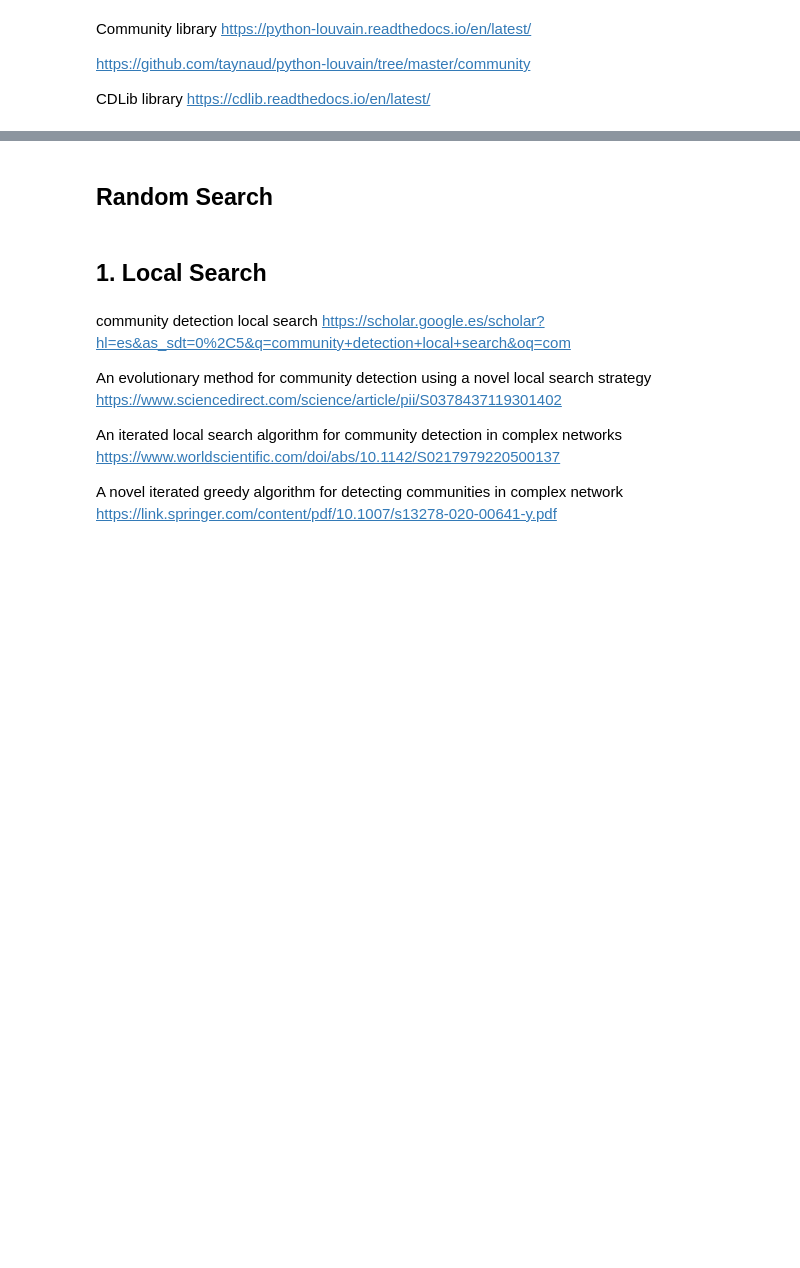
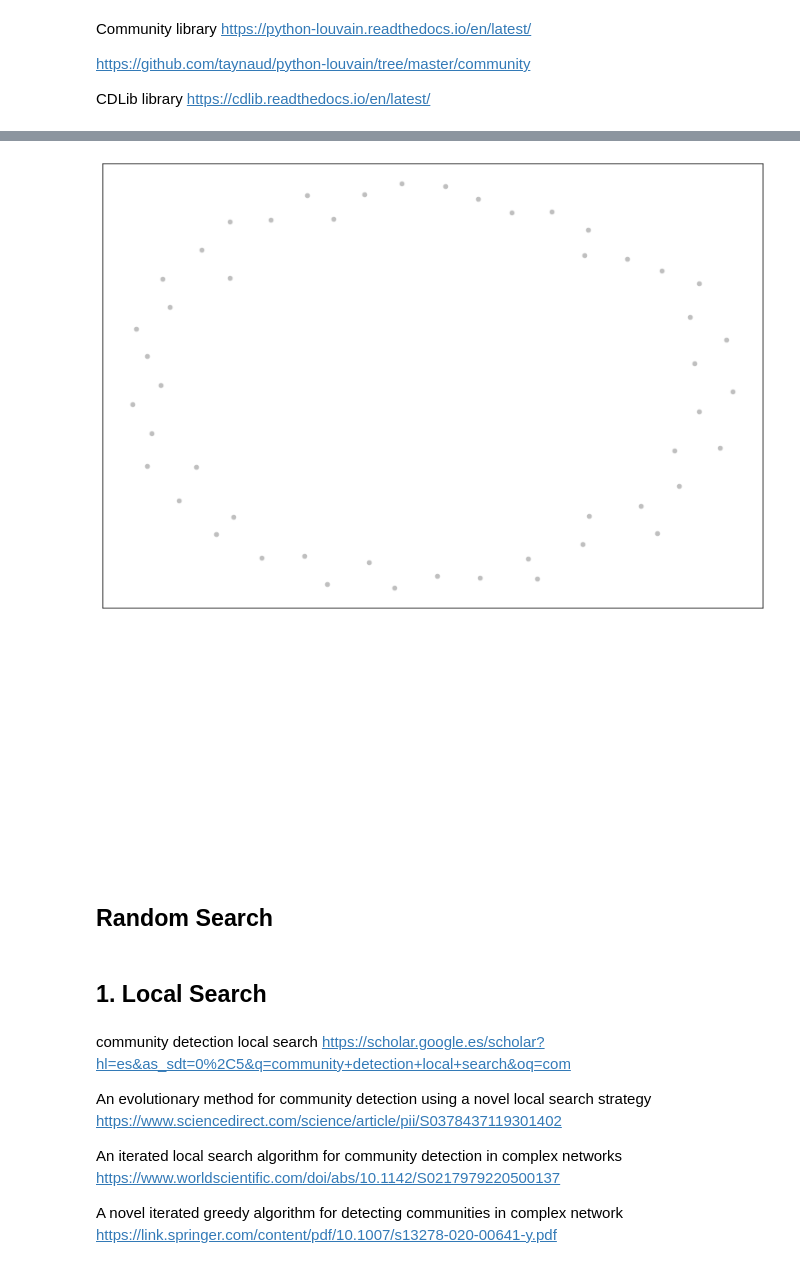
Before and after one commit to juletx/community-detection, a Jupyter notebook: CDP_2_fasea_Ikasle.ipynb, the cells around one changed output, grey strips where cells are left out. Drawn from its saved outputs; the diff is of its cells as text; code cells hidden in the pictures; blank space fills up the shorter version.

```diff
--- a/CDP_2_fasea_Ikasle.ipynb
+++ b/CDP_2_fasea_Ikasle.ipynb
@@ -625,4 +605,10 @@ bistaratu_grafoa(G2)
 [figure]
+# %%
+graph_fixed = induced_graph(best_fixed_part, G)
+bistaratu_grafoa(graph_fixed)
+# %% [output]
+[figure, added]
+[figure, added]
 # %% [markdown]
 ## Random Search
 # %%
```
Also changed, not shown: parts of 68 cells of this notebook, 6 other files.
